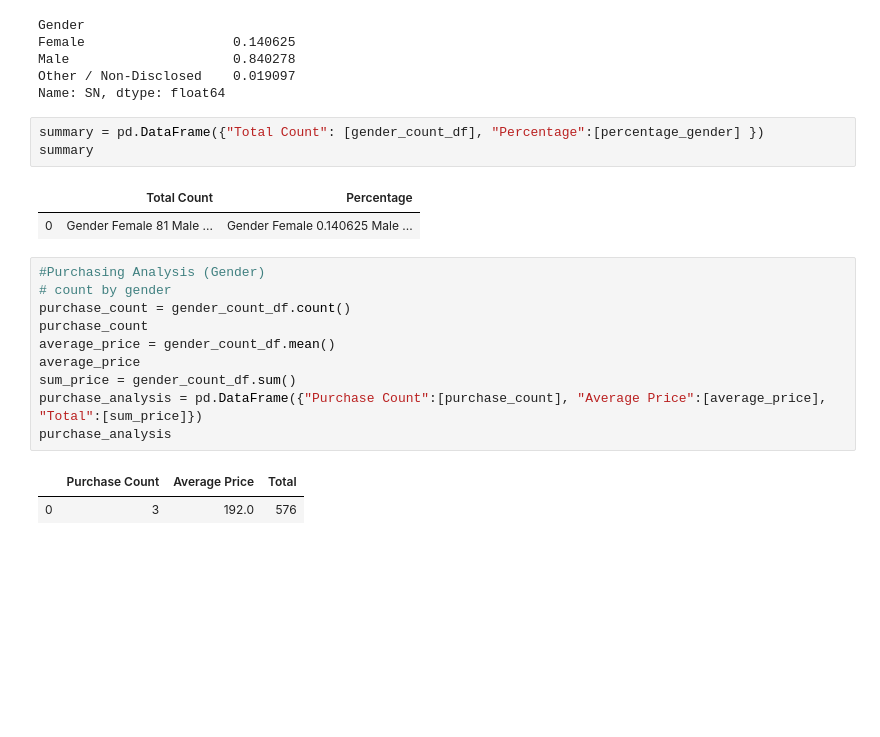
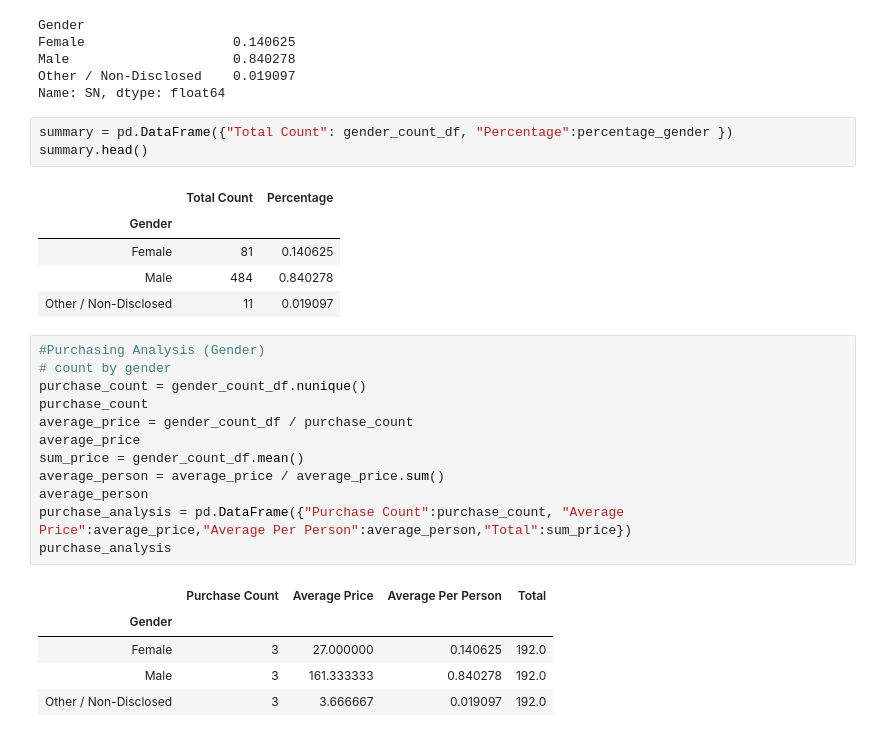
Before and after one commit to laurybenoit/Pandas, a Jupyter notebook: HeroesofPymoli.ipynb, the cells around one changed output. Drawn from its saved outputs; the diff is of its cells as text; blank space fills up the shorter version.

```diff
--- a/HeroesofPymoli.ipynb
+++ b/HeroesofPymoli.ipynb
@@ -69,21 +58,29 @@ Male                     0.840278
 Other / Non-Disclosed    0.019097
 Name: SN, dtype: float64
 # %%
-summary = pd.DataFrame({"Total Count": [gender_count_df], "Percentage":[percentage_gender] })
-summary
+summary = pd.DataFrame({"Total Count": gender_count_df, "Percentage":percentage_gender })
+summary.head()
 # %% [output]
 |  | Total Count | Percentage |
-| 0 | Gender Female 81 Male ... | Gender Female 0.140625 Male ... |
+| Gender |  |  |
+| Female | 81 | 0.140625 |
+| Male | 484 | 0.840278 |
+| Other / Non-Disclosed | 11 | 0.019097 |
 # %%
 #Purchasing Analysis (Gender)
 # count by gender
-purchase_count = gender_count_df.count()
+purchase_count = gender_count_df.nunique()
 purchase_count
-average_price = gender_count_df.mean()
+average_price = gender_count_df / purchase_count
 average_price
-sum_price = gender_count_df.sum()
-purchase_analysis = pd.DataFrame({"Purchase Count":[purchase_count], "Average Price":[average_price], "Total":[sum_price]})
+sum_price = gender_count_df.mean()
+average_person = average_price / average_price.sum()
+average_person
+purchase_analysis = pd.DataFrame({"Purchase Count":purchase_count, "Average Price":average_price,"Average Per Person":average_person,"Total":sum_price})
 purchase_analysis
 # %% [output]
-|  | Purchase Count | Average Price | Total |
-| 0 | 3 | 192.0 | 576 |
+|  | Purchase Count | Average Price | Average Per Person | Total |
+| Gender |  |  |  |  |
+| Female | 3 | 27.000000 | 0.140625 | 192.0 |
+| Male | 3 | 161.333333 | 0.840278 | 192.0 |
+| Other / Non-Disclosed | 3 | 3.666667 | 0.019097 | 192.0 |
```
Also changed, not shown: parts of 4 cells of this notebook.
